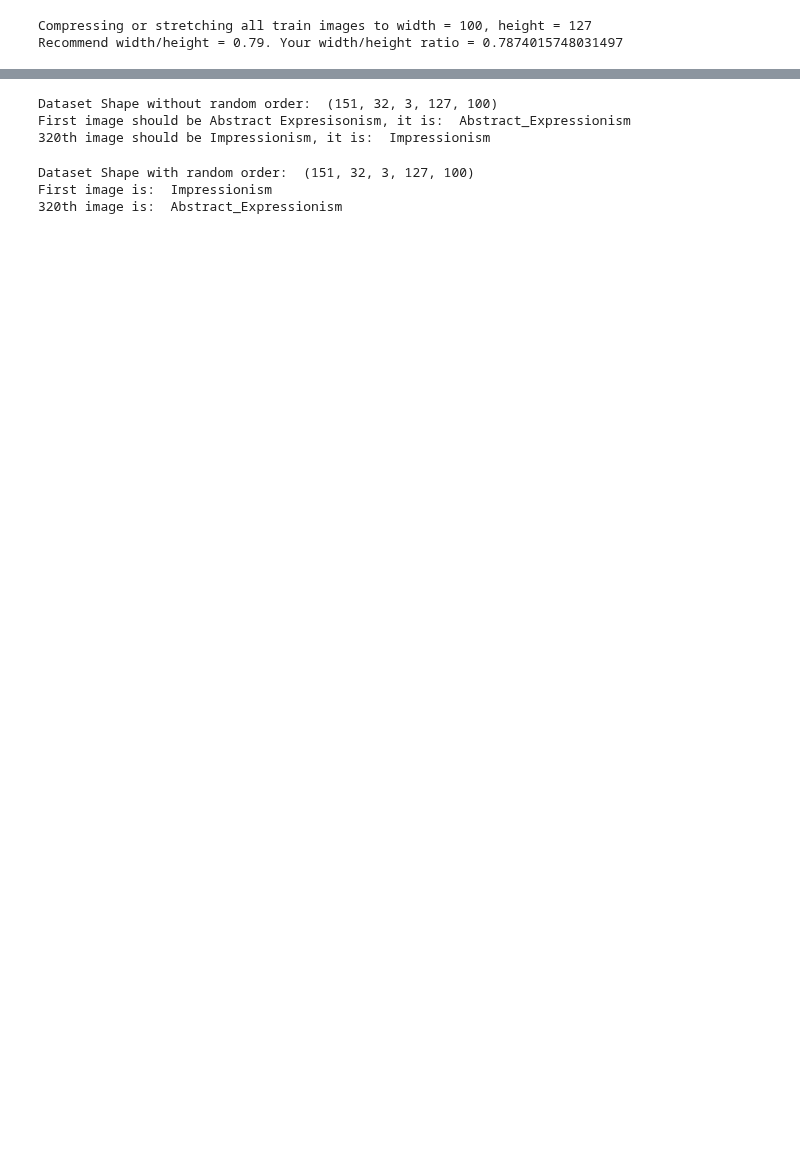
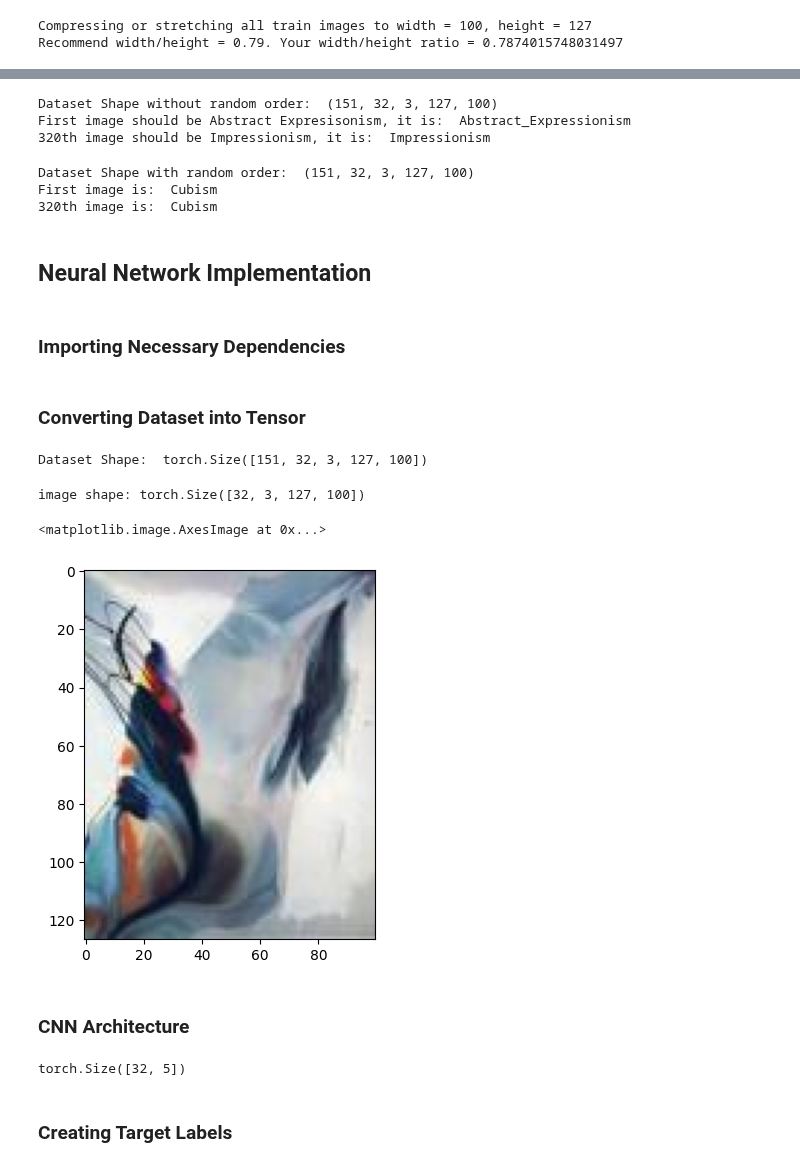
Before and after one commit to zach-marto/ArtInsight-ML, a Jupyter notebook: scratch_model_dataset/load_wikiart_dataset.ipynb, the cells around one changed output, grey strips where cells are left out. Drawn from its saved outputs; the diff is of its cells as text; code cells hidden in the pictures; blank space fills up the shorter version.

Commit message:
Created CNN for image classification.

```diff
--- a/scratch_model_dataset/load_wikiart_dataset.ipynb
+++ b/scratch_model_dataset/load_wikiart_dataset.ipynb
@@ -296,10 +294,16 @@ print("Dataset Shape with random order: ", np.shape(dataset))
 # print(np.shape(dataset[0][0]))
 print("First image is: ", getImgStyle(dataset[0][0]))
 print("320th image is: ", getImgStyle(dataset[100][0]))
+
+dataset = loadTrainData(batch_size=32, random_order=False, train=True)
 # %% [output]
 Dataset Shape without random order:  (151, 32, 3, 127, 100)
 First image should be Abstract Expresisonism, it is:  Abstract_Expressionism
 320th image should be Impressionism, it is:  Impressionism
 Dataset Shape with random order:  (151, 32, 3, 127, 100)
-First image is:  Impressionism
-320th image is:  Abstract_Expressionism
+First image is:  Cubism
+320th image is:  Cubism
+# %% [markdown]
+## Neural Network Implementation
+# %% [markdown]
+### Importing Necessary Dependencies
@@ -305,0 +317,19 @@ First image is:  Impressionism
+# %% [markdown]
+### Converting Dataset into Tensor
+# %%
+torch_dataset = torch.from_numpy(dataset)
+print("Dataset Shape: ", torch_dataset.shape)
+# %% [output]
+Dataset Shape:  torch.Size([151, 32, 3, 127, 100])
+# %%
+ex_image = torch_dataset[random.randint(0,100)]
+print("image shape:", ex_image.shape)
+
+ex_image = ex_image.reshape(-1, 127, 100, 3)
+plt.imshow(ex_image[0])
+# %% [output]
+image shape: torch.Size([32, 3, 127, 100])
+<matplotlib.image.AxesImage at 0x...>
+[figure, added]
+# %% [markdown]
+### CNN Architecture
@@ -305,0 +375,9 @@ First image is:  Impressionism
+# %%
+test_CNN = MyCNN()
+test_output = test_CNN(ex_image)
+
+print(test_output.shape)
+# %% [output]
+torch.Size([32, 5])
+# %% [markdown]
+### Creating Target Labels
```
Also changed, not shown: parts of 14 cells of this notebook.
